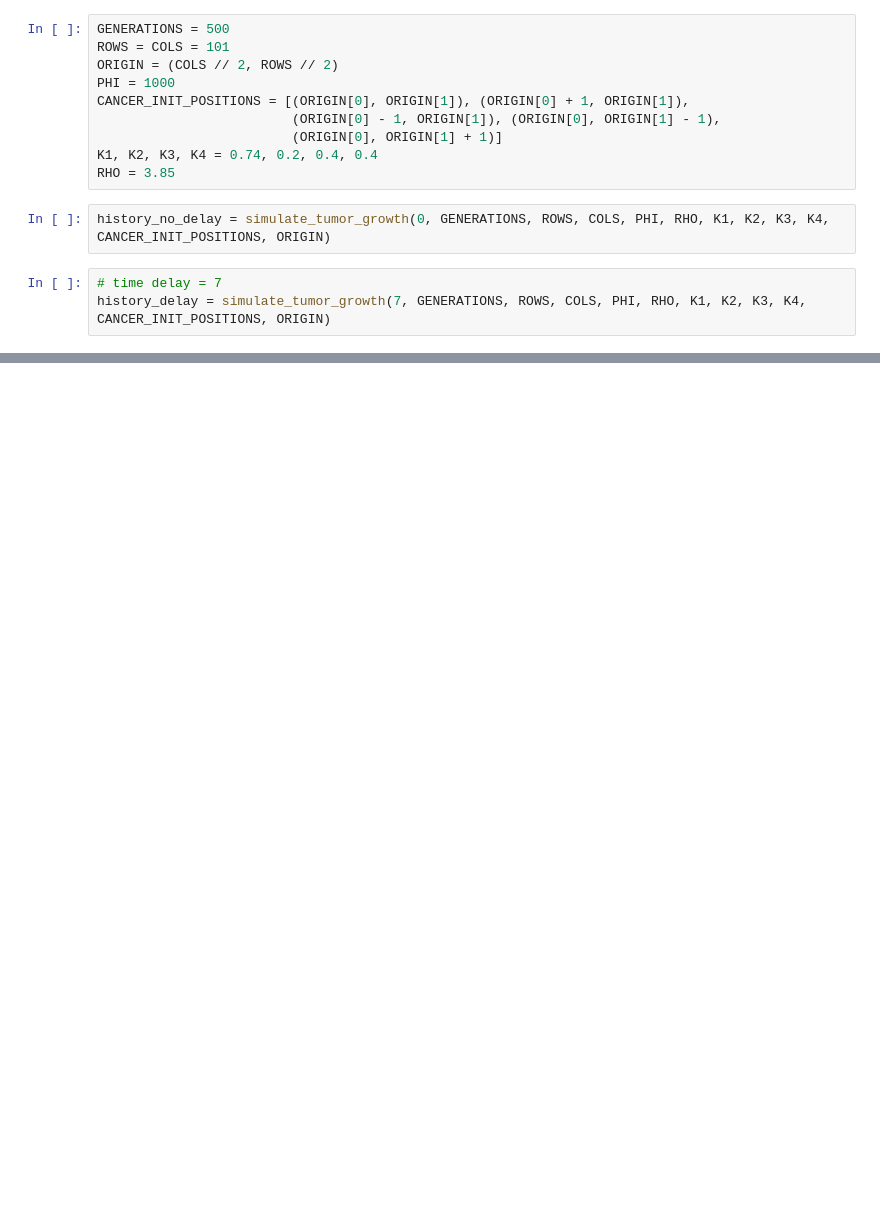
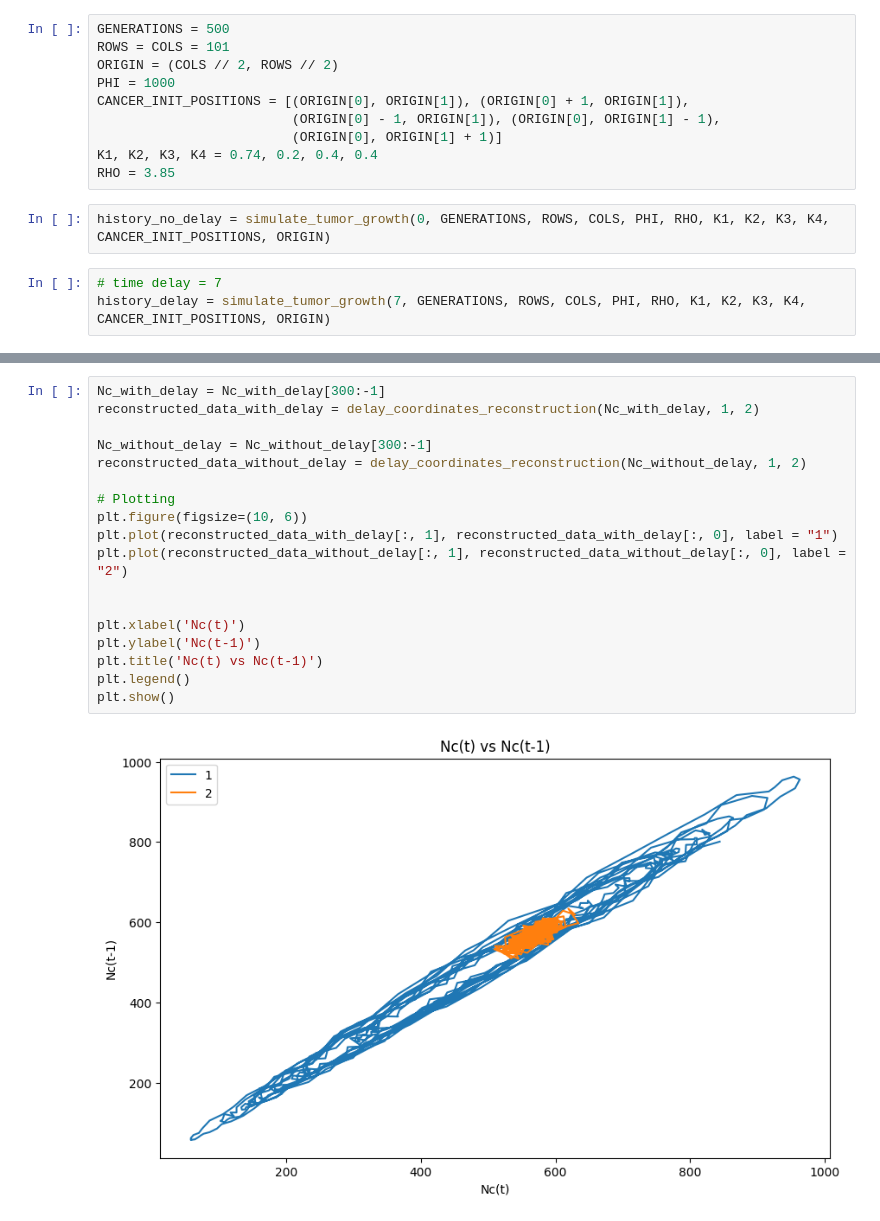
Before and after one commit to shreyaraghavendra/css_group_6, a Jupyter notebook: code/nc_vs_tau.ipynb, the cells around one changed output, grey strips where cells are left out. Cells and saved outputs as stored; diff of their text form; blank space fills up the shorter version.

```diff
--- a/code/nc_vs_tau.ipynb
+++ b/code/nc_vs_tau.ipynb
@@ -43,0 +62,20 @@ plt.show()
+# %%
+Nc_with_delay = Nc_with_delay[300:-1]
+reconstructed_data_with_delay = delay_coordinates_reconstruction(Nc_with_delay, 1, 2)
+
+Nc_without_delay = Nc_without_delay[300:-1]
+reconstructed_data_without_delay = delay_coordinates_reconstruction(Nc_without_delay, 1, 2)
+
+# Plotting
+plt.figure(figsize=(10, 6))
+plt.plot(reconstructed_data_with_delay[:, 1], reconstructed_data_with_delay[:, 0], label = "1")
+plt.plot(reconstructed_data_without_delay[:, 1], reconstructed_data_without_delay[:, 0], label = "2")
+
+
+plt.xlabel('Nc(t)')
+plt.ylabel('Nc(t-1)')
+plt.title('Nc(t) vs Nc(t-1)')
+plt.legend()
+plt.show()
+# %% [output]
+[figure, added]
```
Also changed, not shown: parts of 7 cells of this notebook, 1 other file.
